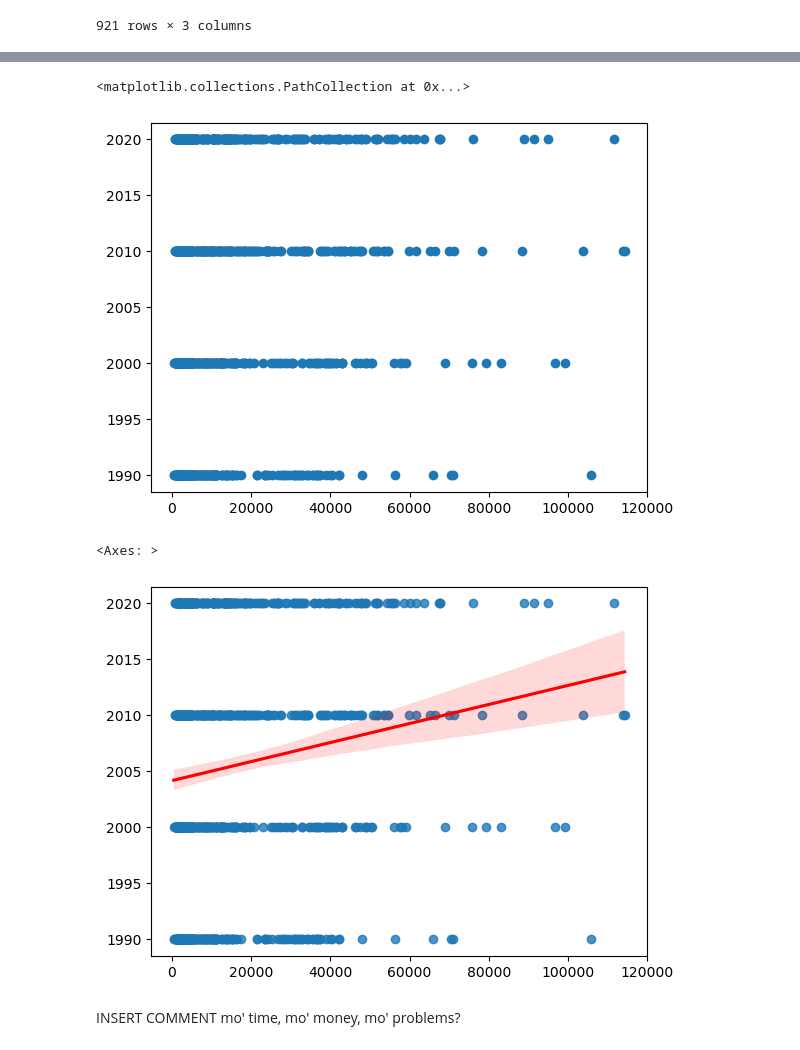
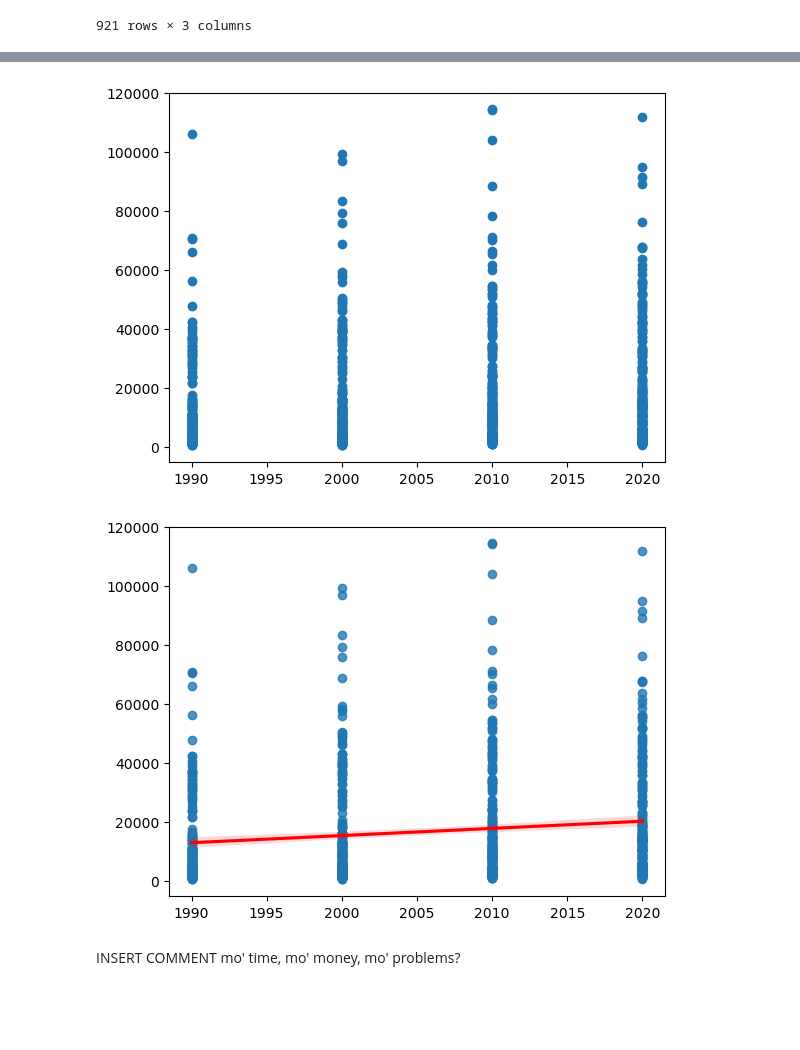
Before and after one commit to NSS-Data-Analytics-Cohort-12/un-python-John-ODell, a Jupyter notebook: notebooks/UN_JohnO.ipynb, the cells around one changed output, grey strips where cells are left out. Drawn from its saved outputs; the diff is of its cells as text; code cells hidden in the pictures; blank space fills up the shorter version.

```diff
--- a/notebooks/UN_JohnO.ipynb
+++ b/notebooks/UN_JohnO.ipynb
@@ -190,13 +227,13 @@ sns.barplot(x=gdp_decades.Year, y=gdp_decades.GDP_Per_Capita)
 # %%
-plt.scatter(gdp_decades.GDP_Per_Capita, gdp_decades.Year)
+plt.scatter(y=gdp_decades.GDP_Per_Capita, x=gdp_decades.Year)
+plt.show()
 # %% [output]
-<matplotlib.collections.PathCollection at 0x...>
-[figure, old version]
+[figure, new version]
 # %%
-sns.regplot(x=[gdp_decades.GDP_Per_Capita], y=[gdp_decades.Year], line_kws ={"color":"r"})
+sns.regplot(y=[gdp_decades.GDP_Per_Capita], x=[gdp_decades.Year], line_kws ={"color":"r"})
+plt.show()
 # %% [output]
-<Axes: >
-[figure, old version]
+[figure, new version]
 # %% [markdown]
 INSERT COMMENT mo' time, mo' money, mo' problems?
 # %% [markdown]
```
Also changed, not shown: parts of 114 cells of this notebook.
